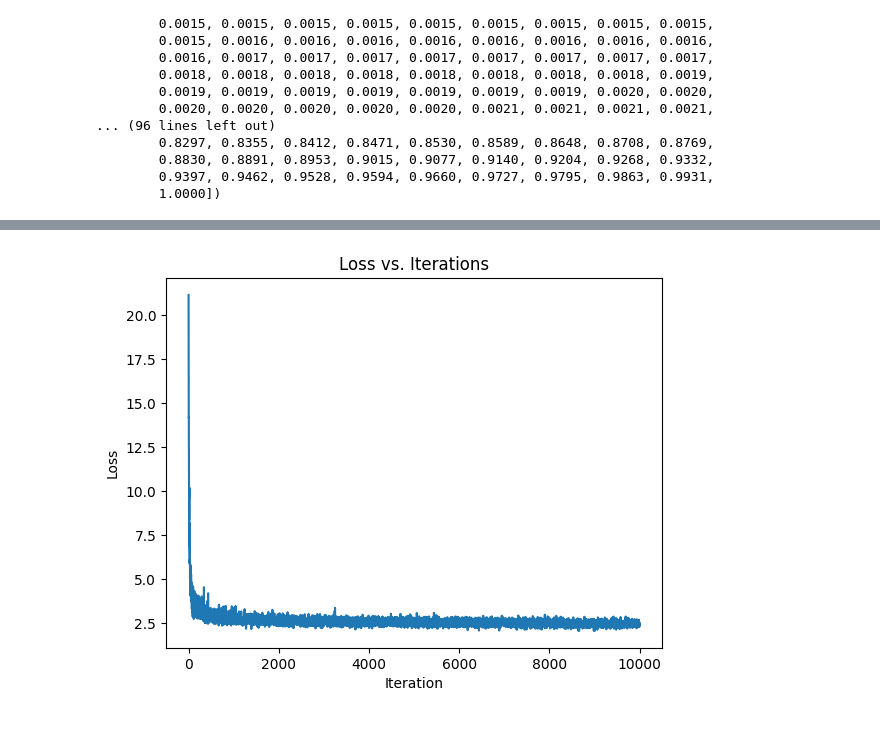
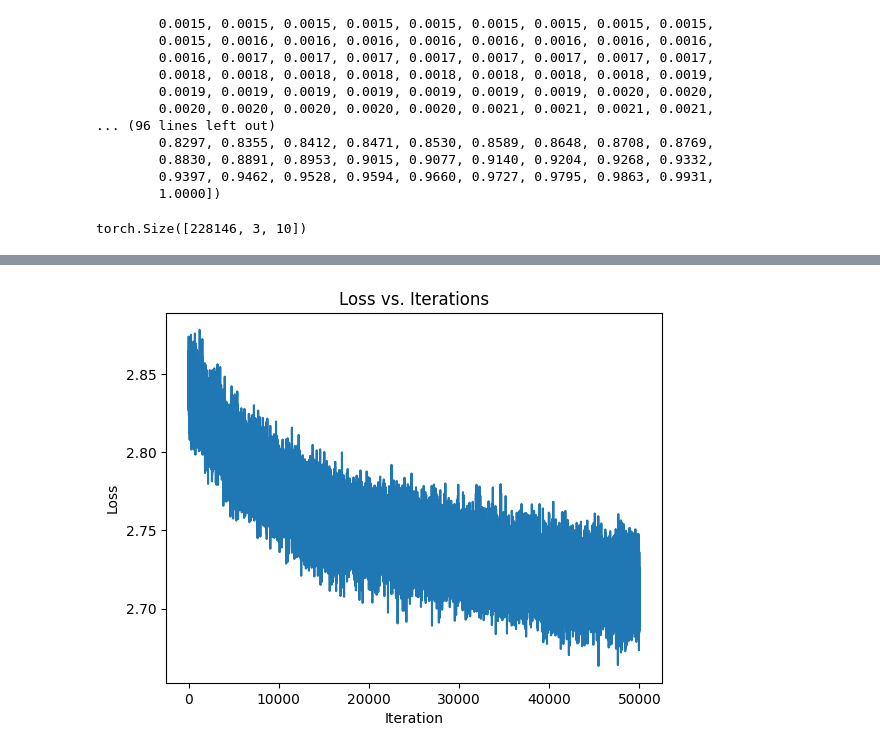
Before and after one commit to Binan-URMF/MyLanguageModelJourney, a Jupyter notebook: MLPtrial.ipynb, the cells around one changed output, grey strips where cells are left out. Drawn from its saved outputs; the diff is of its cells as text; code cells hidden in the pictures.

```diff
--- a/MLPtrial.ipynb
+++ b/MLPtrial.ipynb
@@ -301 +197,16 @@ activation1.shape,activation1
+# %%
+class layer():
+    def __init__(self, input_size, output_size):
+        self.weights = torch.randn(input_size, output_size, requires_grad=True, generator=generator)
+        self.bias = torch.randn(output_size, requires_grad=True, generator=generator)
+
+    def __call__(self, x):
+        return torch.tanh(x @ self.weights + self.bias)
+
+    def parameters(self):
+        return [self.weights, self.bias]
+
+    def zero_grad(self):
+        self.weights.grad = None
+        self.bias.grad = None
 # %%
@@ -304,4 +239,0 @@ b2 = torch.randn(27,generator=generator, device=device)
-# %%
-logits = activation1 @ W2 + b2
-logits.shape
-logits = logits.to(device)
@@ -333,3 +259,10 @@ tensor([0.0010, 0.0010, 0.0010, 0.0010, 0.0010, 0.0010, 0.0010, 0.0010, 0.0011,
         0.8830, 0.8891, 0.8953, 0.9015, 0.9077, 0.9140, 0.9204, 0.9268, 0.9332,
         0.9397, 0.9462, 0.9528, 0.9594, 0.9660, 0.9727, 0.9795, 0.9863, 0.9931,
         1.0000])
+# %%
+# WE NEED TO RESHAPE DIMENSIONS SO MATRIX MULTIPLICATION GETS TO BE POSSIBLE
+# WEIGHTS ARE 2D WHILE INDEXED DIMENSIONS(EMBEDDED) ARE 3D
+# weights are seen to be 2d in the weights class
+embedded.shape
+# %% [output]
+torch.Size([228146, 3, 10])
@@ -336,24 +272,41 @@ tensor([0.0010, 0.0010, 0.0010, 0.0010, 0.0010, 0.0010, 0.0010, 0.0010, 0.0011,
 # %%
 import time
 import matplotlib.pyplot as plt
+import torch
+import torch.nn.functional as F
 
 # Initialize lists to store loss values and iteration numbers
 loss_values = []
 iterations = []
 
+batch_size = 4000
+
+# Assuming 'layers' is a list of your custom layer objects, you need to modify
+# the layer class to ensure all operations are done on the specified device.
+# For now, we'll assume layers and dimensions are moved to the correct device outside this snippet.
+
 # Start the timer
 start_time = time.time()
 
 # Training loop
-for iter in range(10000):
+for iter in range(50000):
+    # if iter > 4000:
+    #     lr = 0.001
+    # elif iter > 2500:
+    #     lr = 0.01
+    # else:
+    #     lr = 0.1
+    lr = 0.1
+    batch_indexes = torch.randint(0, X_train.shape[0], (batch_size,))
+    embedded = dimensions[X_train[batch_indexes]]
+    embedded = embedded.view(embedded.shape[0], embedded.shape[1] * embedded.shape[2])
 
-    batch_indexes = torch.randint(0, X.shape[0], (100,), generator=generator, device='mps')
+    for layer in layers:
+        embedded = layer(embedded)
 
-
-    emb = params[X[batch_indexes]]
-    activation1 = torch.tanh(emb.view(emb.shape[0], emb.shape[1] * emb.shape[2]) @ W1 + b1)
-    logits = activation1 @ W2 + b2
-    loss = F.cross_entropy(logits, Y[batch_indexes])
+    logits = embedded
+    targets = Y_train[batch_indexes]
+    loss = F.cross_entropy(logits, targets)
 
     # Store loss value and iteration number
     loss_values.append(loss.item())
@@ -362,11 +315,14 @@ for iter in range(10000):
     if iter % 500 == 0:
         print(f'Iteration {iter}: {loss.item()}')
 
-    for p in parameters:
-        p.grad = None
+    # Zero gradients, perform a backward pass, and update
+    for layer in layers:
+        layer.zero_grad()
     loss.backward()
-    for p in parameters:
-        p.data += -0.1 * p.grad
+    with torch.no_grad():
+        for layer in layers:
+            for param in layer.parameters():
+                param -= lr * param.grad
 
 # Print time elapsed
 end_time = time.time()
@@ -399,2 +355,2 @@ Time elapsed: 28.07880973815918 seconds
-[figure, old version]
+[figure, new version]
 # %%
```
Also changed, not shown: parts of 24 cells of this notebook, 1 other file.
